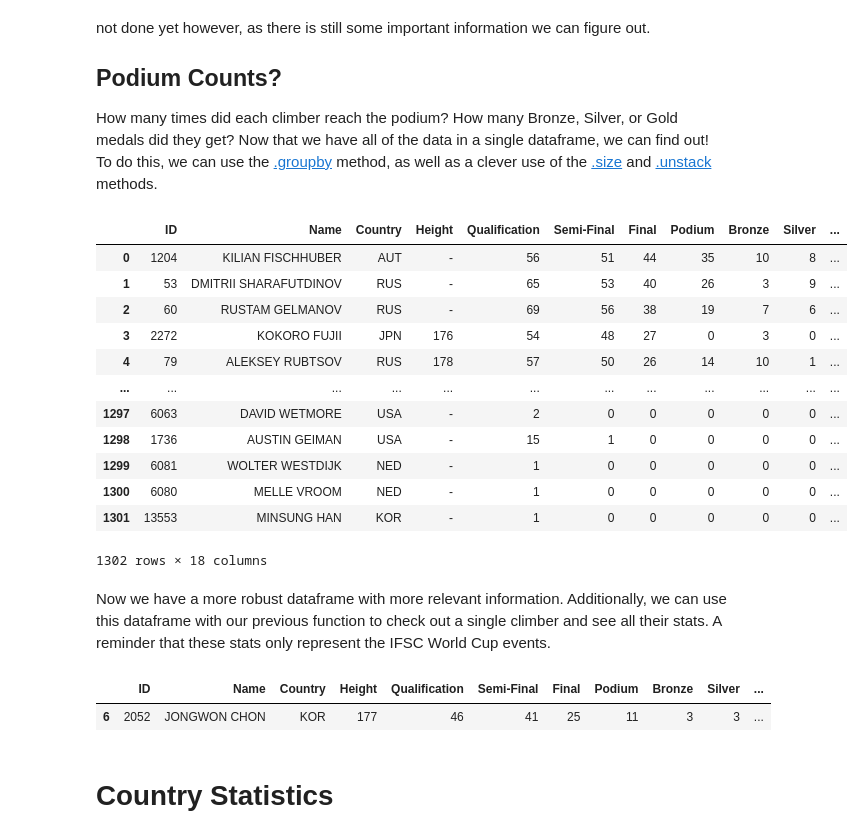
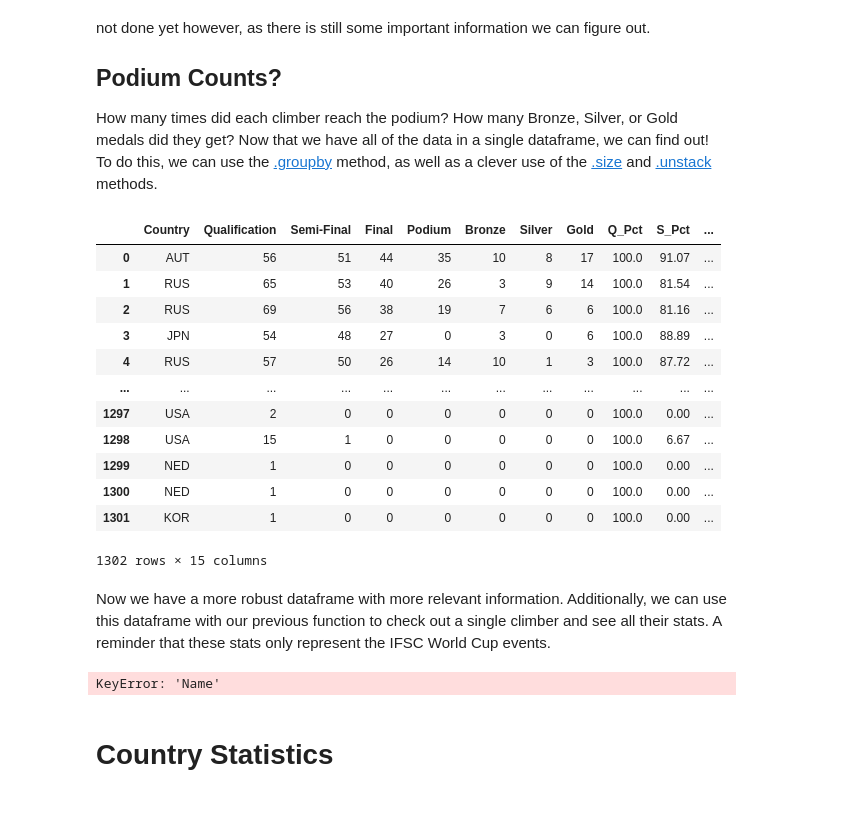
Before and after one commit to noah-kg/scraping-IFSC-website-via-selenium, a Jupyter notebook: IFSC Analysis.ipynb, the cells around one changed output. Drawn from its saved outputs; the diff is of its cells as text; code cells hidden in the pictures; blank space fills up the shorter version.

Commit message:
added podium calculations for country dataframe by re-working calculate_podium function

```diff
--- a/IFSC Analysis.ipynb
+++ b/IFSC Analysis.ipynb
@@ -209,60 +209,68 @@ As you can see from the above, from our original ~7800 rows, we have condensed i
 ## Podium Counts?
 How many times did each climber reach the podium? How many Bronze, Silver, or Gold medals did they get? Now that we have all of the data in a single dataframe, we can find out! To do this, we can use the [.groupby](https://pandas.pydata.org/docs/reference/api/pandas.DataFrame.groupby.html) method, as well as a clever use of the [.size](https://pandas.pydata.org/docs/reference/api/pandas.core.groupby.DataFrameGroupBy.size.html?highlight=size#pandas.core.groupby.DataFrameGroupBy.size) and [.unstack](https://pandas.pydata.org/docs/reference/api/pandas.DataFrame.unstack.html?highlight=unstack#pandas.DataFrame.unstack) methods.
 # %%
-def calculate_podiums(all_df, stats_df):
-    all_df = boulder_men_all_results
-    stats_df = boulder_men_stats
+def calculate_podiums(all_df, stats_df, country = False):
     # Get a dataframe of all climbers who had a rank of 1, 2, or 3 in any event
     podiums = all_df[all_df['Rank'] <= 3]
 
     # Get another new dataframe with the count of occurences each climber got each rank
-    medals = podiums.groupby(['ID', 'Name', 'Rank']).size().unstack()
+    if country:
+        medals = podiums.groupby(['Rank', 'Country']).size().unstack(0)
+    else:
+        medals = podiums.groupby(['ID', 'Name', 'Rank']).size().unstack()
     medals = medals.rename(columns={-1: 'Podium', 1: 'Gold', 2: 'Silver', 3: 'Bronze'})
     medals['Podium'] = medals['Gold'] + medals['Silver'] + medals['Bronze']
 
     # Merge with our stats dataframe and add new % columns
-    stats_df               = stats_df.merge(medals, how='left', left_on=['ID', 'Name'], right_on=['ID', 'Name']).fillna(0)
+    if country:
+        stats_df           = stats_df.merge(medals, how='left', left_on=['Country'], right_on=['Country']).fillna(0)
+    else:
+        stats_df           = stats_df.merge(medals, how='left', left_on=['ID', 'Name'], right_on=['ID', 'Name']).fillna(0)
     stats_df['P_Pct']      = round((stats_df['Podium'] / stats_df['Qualification']) * 100, 2)
     stats_df['Gold_Pct']   = round((stats_df['Gold'] / stats_df['Qualification']) * 100, 2)
     stats_df['Silver_Pct'] = round((stats_df['Silver'] / stats_df['Qualification']) * 100, 2)
     stats_df['Bronze_Pct'] = round((stats_df['Bronze'] / stats_df['Qualification']) * 100, 2)
 
     # Convert these columns to 'int'
     int_col = ['Podium', 'Bronze', 'Silver', 'Gold']
     stats_df[int_col] = stats_df[int_col].astype(int)
 
     # Reordering the columns into a more logical format
-    cols = ['ID', 'Name', 'Country', 'Height', 'Qualification', 'Semi-Final',
-            'Final', 'Podium', 'Bronze', 'Silver', 'Gold', 'Q_Pct', 'S_Pct',
-            'F_Pct', 'P_Pct', 'Bronze_Pct', 'Silver_Pct', 'Gold_Pct']
+    if country:
+        cols = ['ID', 'Name', 'Country', 'Height', 'Qualification', 'Semi-Final',
+                'Final', 'Podium', 'Bronze', 'Silver', 'Gold', 'Q_Pct', 'S_Pct',
+                'F_Pct', 'P_Pct', 'Bronze_Pct', 'Silver_Pct', 'Gold_Pct']
+    else:
+        cols = ['Country', 'Qualification', 'Semi-Final', 'Final', 'Podium',
+                'Bronze', 'Silver', 'Gold', 'Q_Pct', 'S_Pct', 'F_Pct', 'P_Pct',
+                'Bronze_Pct', 'Silver_Pct', 'Gold_Pct']
 
     stats_df = stats_df[cols]
     return stats_df
 
 boulder_men_stats = calculate_podiums(boulder_men_all_results, boulder_men_stats)
 boulder_men_stats
 # %% [output]
-|  | ID | Name | Country | Height | Qualification | Semi-Final | Final | Podium | Bronze | Silver | ... |
-| 0 | 1204 | KILIAN FISCHHUBER | AUT | - | 56 | 51 | 44 | 35 | 10 | 8 | ... |
-| 1 | 53 | DMITRII SHARAFUTDINOV | RUS | - | 65 | 53 | 40 | 26 | 3 | 9 | ... |
-| 2 | 60 | RUSTAM GELMANOV | RUS | - | 69 | 56 | 38 | 19 | 7 | 6 | ... |
-| 3 | 2272 | KOKORO FUJII | JPN | 176 | 54 | 48 | 27 | 0 | 3 | 0 | ... |
-| 4 | 79 | ALEKSEY RUBTSOV | RUS | 178 | 57 | 50 | 26 | 14 | 10 | 1 | ... |
+|  | Country | Qualification | Semi-Final | Final | Podium | Bronze | Silver | Gold | Q_Pct | S_Pct | ... |
+| 0 | AUT | 56 | 51 | 44 | 35 | 10 | 8 | 17 | 100.0 | 91.07 | ... |
+| 1 | RUS | 65 | 53 | 40 | 26 | 3 | 9 | 14 | 100.0 | 81.54 | ... |
+| 2 | RUS | 69 | 56 | 38 | 19 | 7 | 6 | 6 | 100.0 | 81.16 | ... |
+| 3 | JPN | 54 | 48 | 27 | 0 | 3 | 0 | 6 | 100.0 | 88.89 | ... |
+| 4 | RUS | 57 | 50 | 26 | 14 | 10 | 1 | 3 | 100.0 | 87.72 | ... |
 | ... | ... | ... | ... | ... | ... | ... | ... | ... | ... | ... | ... |
-| 1297 | 6063 | DAVID WETMORE | USA | - | 2 | 0 | 0 | 0 | 0 | 0 | ... |
-| 1298 | 1736 | AUSTIN GEIMAN | USA | - | 15 | 1 | 0 | 0 | 0 | 0 | ... |
-| 1299 | 6081 | WOLTER WESTDIJK | NED | - | 1 | 0 | 0 | 0 | 0 | 0 | ... |
-| 1300 | 6080 | MELLE VROOM | NED | - | 1 | 0 | 0 | 0 | 0 | 0 | ... |
-| 1301 | 13553 | MINSUNG HAN | KOR | - | 1 | 0 | 0 | 0 | 0 | 0 | ... |
+| 1297 | USA | 2 | 0 | 0 | 0 | 0 | 0 | 0 | 100.0 | 0.00 | ... |
+| 1298 | USA | 15 | 1 | 0 | 0 | 0 | 0 | 0 | 100.0 | 6.67 | ... |
+| 1299 | NED | 1 | 0 | 0 | 0 | 0 | 0 | 0 | 100.0 | 0.00 | ... |
+| 1300 | NED | 1 | 0 | 0 | 0 | 0 | 0 | 0 | 100.0 | 0.00 | ... |
+| 1301 | KOR | 1 | 0 | 0 | 0 | 0 | 0 | 0 | 100.0 | 0.00 | ... |
-1302 rows × 18 columns
+1302 rows × 15 columns
 # %% [markdown]
 Now we have a more robust dataframe with more relevant information. Additionally, we can use this dataframe with our previous function to check out a single climber and see all their stats. A reminder that these stats only represent the IFSC World Cup events.
 # %%
 individual2 = check_climber(boulder_men_stats, 'jongwon chon')
 individual2
 # %% [output]
-|  | ID | Name | Country | Height | Qualification | Semi-Final | Final | Podium | Bronze | Silver | ... |
-| 6 | 2052 | JONGWON CHON | KOR | 177 | 46 | 41 | 25 | 11 | 3 | 3 | ... |
+KeyError: 'Name'
 # %% [markdown]
 # Country Statistics
 # %%
```
Also changed, not shown: parts of 4 cells of this notebook.
